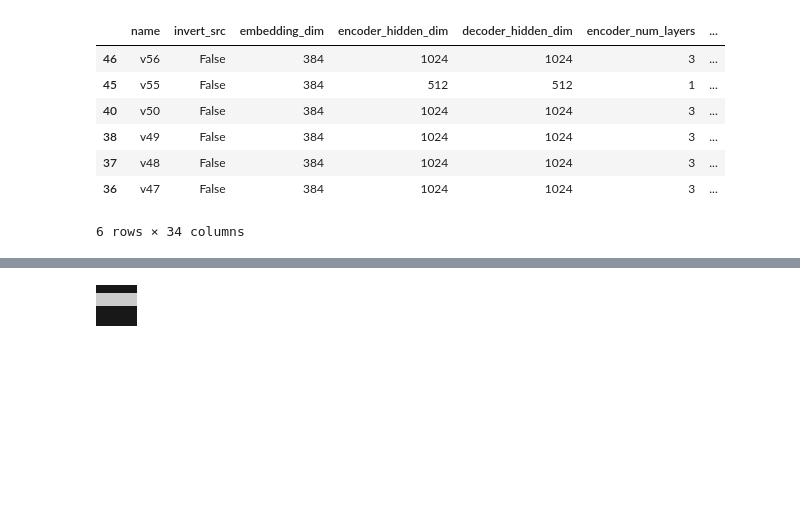
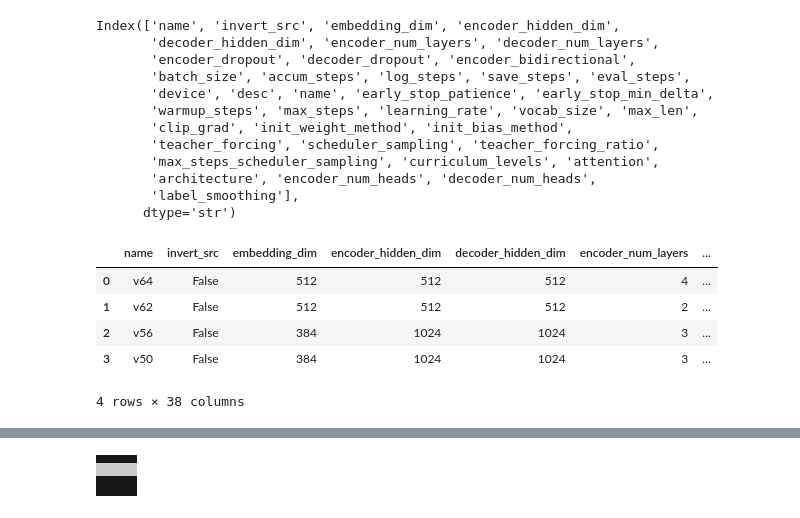
Before and after one commit to vicent-h/traducao-rede-neural, a Jupyter notebook: translating.ipynb, the cells around one changed output, grey strips where cells are left out. Saved outputs shown, nothing was run; the diff lists cells and outputs as text; code cells hidden in the pictures; blank space fills up the shorter version.

Commit message:
Atualizando os modelos

```diff
--- a/translating.ipynb
+++ b/translating.ipynb
@@ -25,5 +25,5 @@ np.float64(4.903748928326623)
 # %%
-df_eval = pd.read_parquet("data/tokenized_test.parquet").sample(frac=0.1, random_state=42).reset_index(drop=True)
+df_eval = pd.read_parquet("data/tokenized_test.parquet").sample(frac=1, random_state=42).reset_index(drop=True)
 # df_train = pd.read_parquet("data/tokenized_train.parquet").sample(n=100, random_state=42).reset_index(drop=True)
 # %%
 tokenizer = tokenizers.Tokenizer.from_file("artifacts/tokenizer_50000.json")
@@ -52,7 +52,7 @@ for file in os.listdir(PATH_MODELS):
             ver = int(model_name.lstrip('v')) if model_name.startswith('v') else None
         except ValueError:
             ver = None
-        if ver is None or ver not in (50, 56, 62):
+        if ver is None or ver not in (50, 56, 62, 64):
             continue
         print(f'Lendo {model_name}')
         model_path = os.path.join(PATH_MODELS, file)
@@ -86,10 +86,10 @@ for file in os.listdir(PATH_MODELS):
                         vocab_size=model_config["vocab_size"] if "vocab_size" in model_config else 10000,
                         attention = model_config["attention"] if "attention" in model_config else False,
                         pad_idx=0)
-            model.load_state_dict(torch.load(model_path))
-            model.to("cuda" if torch.cuda.is_available() else "cpu")
-            model.eval()
-            models[model_name] = model
+        model.load_state_dict(torch.load(model_path))
+        model.to("cuda" if torch.cuda.is_available() else "cpu")
+        model.eval()
+        models[model_name] = model
 # %% [output]
 Lendo v50
 Lendo v56
@@ -101,18 +110,19 @@ dict_keys(['v50', 'v56'])
 # %%
-from utils.metrics import compute_bleu, compute_rouge
-from torch.nn.utils.rnn import pad_sequence
-
-metrics_by_model = {}
-batch_size = 256
-
 for model_name, model in models.items():
-
+    if model_name in metrics_by_model:
+        print(f"Skipping {model_name} as it has already been evaluated.")
+        continue
     print(f"Model: {model_name}")
 
     decoded_outputs = []
     reference_texts = []
 
     device = next(model.parameters()).device
+
+
+    #printar a quantidade de parametros do modelo
+    num_params = sum(p.numel() for p in model.parameters())
+    print(f"Number of parameters in {model_name}: {num_params}")
 
     # Iterar manualmente pelo dataset e aplicar padding por batch
     n = len(dataset_eval)
@@ -213,0 +249,7 @@ df_metrics_sorted
+# %%
+df_n_parameters = pd.DataFrame({
+    model_name: sum(p.numel() for p in model.parameters())
+    for model_name, model in models.items()
+}, index=['n_parameters']).T
+df_n_parameters = df_n_parameters.reset_index().rename(columns={'index': 'name'})
+df_n_parameters
@@ -214,17 +262,31 @@ df_metrics_sorted
+# %%
+df_configs.columns
+# %% [output]
+Index(['name', 'invert_src', 'embedding_dim', 'encoder_hidden_dim',
+       'decoder_hidden_dim', 'encoder_num_layers', 'decoder_num_layers',
+       'encoder_dropout', 'decoder_dropout', 'encoder_bidirectional',
+       'batch_size', 'accum_steps', 'log_steps', 'save_steps', 'eval_steps',
+       'device', 'desc', 'name', 'early_stop_patience', 'early_stop_min_delta',
+       'warmup_steps', 'max_steps', 'learning_rate', 'vocab_size', 'max_len',
+       'clip_grad', 'init_weight_method', 'init_bias_method',
+       'teacher_forcing', 'scheduler_sampling', 'teacher_forcing_ratio',
+       'max_steps_scheduler_sampling', 'curriculum_levels', 'attention',
+       'architecture', 'encoder_num_heads', 'decoder_num_heads',
+       'label_smoothing'],
+      dtype='str')
 # %%
 df_configs = pd.DataFrame([json.load(open(os.path.join("configs", f))) for f in os.listdir("configs") if f.endswith("_config.json")])
 df_configs = df_configs.loc[df_configs['name'].isin(models.keys())].sort_values(by='name', ascending=False)
-df_configs = df_configs[['name'] + df_configs.columns.tolist()]
+df_configs = df_configs[['name'] + df_configs.drop(columns='name').columns.tolist()]
+df_configs = df_configs.merge(df_n_parameters, on='name', how='left')
 df_configs
 # %% [output]
 |  | name | invert_src | embedding_dim | encoder_hidden_dim | decoder_hidden_dim | encoder_num_layers | ... |
-| 46 | v56 | False | 384 | 1024 | 1024 | 3 | ... |
-| 45 | v55 | False | 384 | 512 | 512 | 1 | ... |
-| 40 | v50 | False | 384 | 1024 | 1024 | 3 | ... |
-| 38 | v49 | False | 384 | 1024 | 1024 | 3 | ... |
-| 37 | v48 | False | 384 | 1024 | 1024 | 3 | ... |
-| 36 | v47 | False | 384 | 1024 | 1024 | 3 | ... |
+| 0 | v64 | False | 512 | 512 | 512 | 4 | ... |
+| 1 | v62 | False | 512 | 512 | 512 | 2 | ... |
+| 2 | v56 | False | 384 | 1024 | 1024 | 3 | ... |
+| 3 | v50 | False | 384 | 1024 | 1024 | 3 | ... |
-6 rows × 34 columns
+4 rows × 38 columns
 # %%
 df_configs.to_dict(orient='records')
 # %% [output]
```
Also changed, not shown: parts of 10 cells of this notebook, 7 other files.
